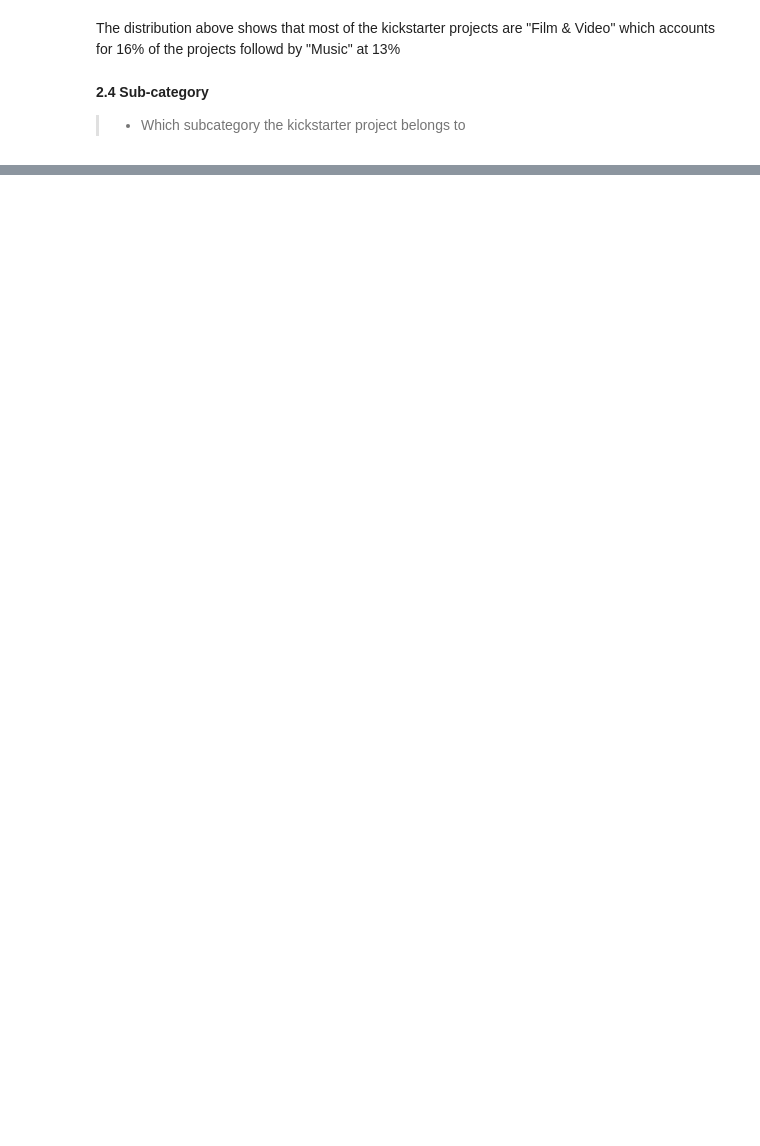
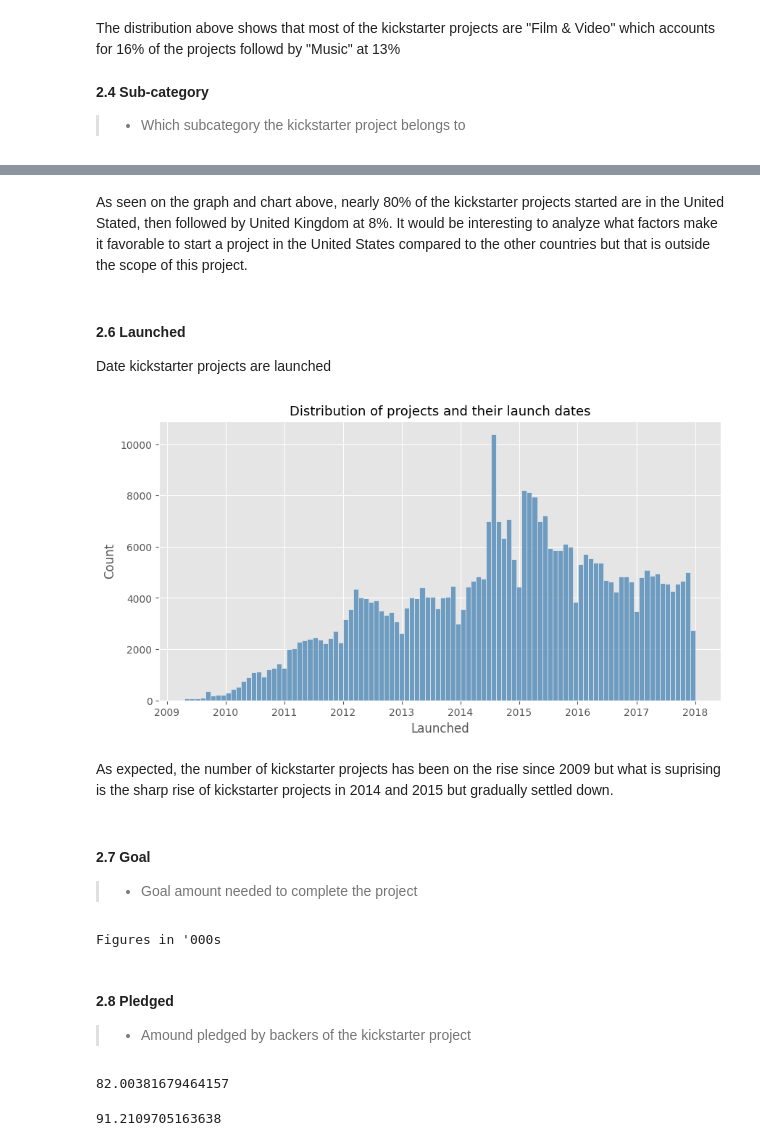
Before and after one commit to rongachoka/Kickstarter_Projects_Analysis, a Jupyter notebook: index_1.ipynb, the cells around one changed output, grey strips where cells are left out. Drawn from its saved outputs; the diff is of its cells as text; code cells hidden in the pictures; blank space fills up the shorter version.

```diff
--- a/index_1.ipynb
+++ b/index_1.ipynb
@@ -305,0 +313,58 @@ KeyboardInterrupt:
+# %% [markdown]
+As seen on the graph and chart above, nearly 80% of the kickstarter projects started are in the United Stated, then followed by United Kingdom at 8%.
+It would be interesting to analyze what factors make it favorable to start a project in the United States compared to the other countries but that is outside the scope of this project.
+# %% [markdown]
+#### 2.6 Launched
+
+Date kickstarter projects are launched
+# %%
+## Visualizing distribution of projects and their launch dates
+
+plt.figure(figsize = (10, 5))
+sns.histplot(kickstarter_df["Launched"], bins = 100, color = "steelblue");
+plt.title("Distribution of projects and their launch dates", fontsize = 13);
+# %% [output]
+[figure, added]
+# %% [markdown]
+As expected, the number of kickstarter projects has been on the rise since 2009 but what is suprising is the sharp rise of kickstarter projects in 2014 and 2015 but gradually settled down.
+# %% [markdown]
+#### 2.7 Goal
+
+> - Goal amount needed to complete the project
+# %%
+## Goal statistics
+print("Figures in '000s")
+kickstarter_df["Goal"].describe()/1000
+
+
+## Which projects have the highest goal?
+
+kickstarter_df.sort_values(by = "Goal", ascending = False)[:5]
+
+## Dropping the project with the highest goal
+
+kickstarter_df.drop(kickstarter_df[kickstarter_df["Goal"] == 166361391].index, inplace = True)
+# %% [output]
+Figures in '000s
+# %% [markdown]
+#### 2.8 Pledged
+
+> - Amound pledged by backers of the kickstarter project
+# %%
+## Pledged statistics
+
+kickstarter_df["Pledged"].describe()/100
+
+stats.skew(kickstarter_df["Pledged"], bias = False)
+# %% [output]
+82.00381679464157
+# %%
+## Which projects have the highest pledged amount?
+
+kickstarter_df.sort_values(by = "Pledged", ascending = False)[:5]
+
+## Average pledged amount per project
+
+kickstarter_df["Pledged"].mean()/100
+# %% [output]
+91.2109705163638
```
Also changed, not shown: parts of 28 cells of this notebook, 1 other file.
